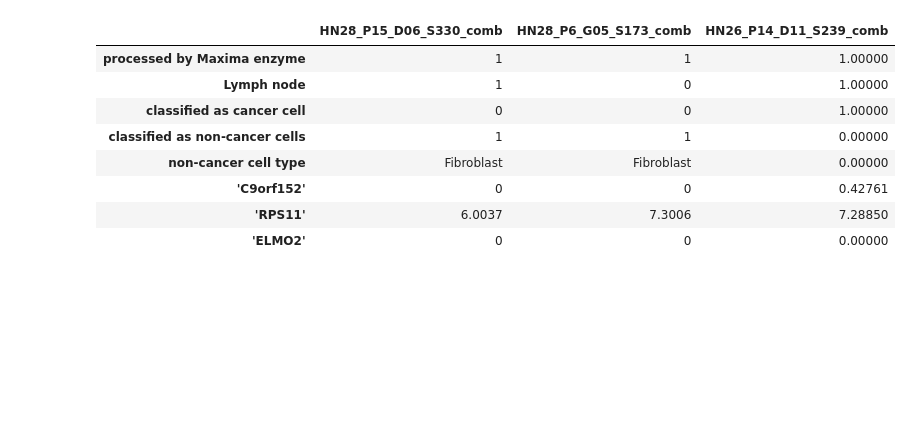
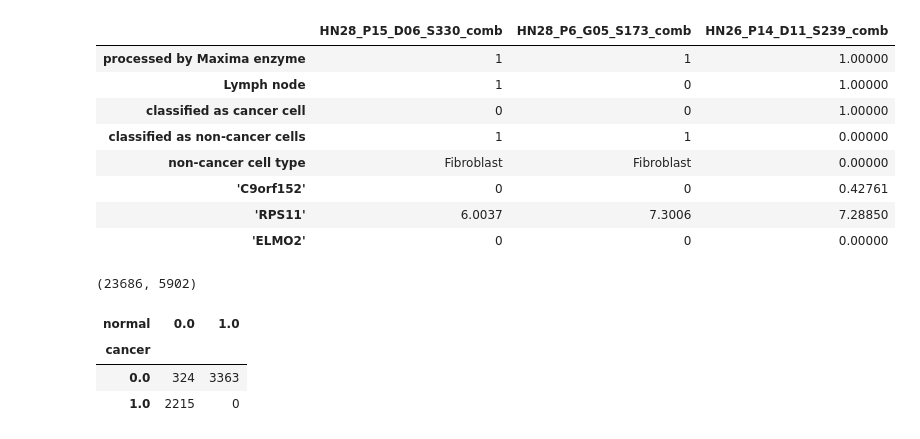
Before and after one commit to DariaZS/quantum-proj, a Jupyter notebook: hnscc.ipynb, the cells around one changed output. Drawn from its saved outputs; the diff is of its cells as text; code cells hidden in the pictures; blank space fills up the shorter version.

```diff
--- a/hnscc.ipynb
+++ b/hnscc.ipynb
@@ -14,3 +14,18 @@ df2.iloc[:8, :3]
 | 'C9orf152' | 0 | 0 | 0.42761 |
 | 'RPS11' | 6.0037 | 7.3006 | 7.28850 |
 | 'ELMO2' | 0 | 0 | 0.00000 |
+# %%
+labels2 = df2.iloc[:5].T
+labels2.columns = ["maxima", "lymph_node", "cancer", "normal", "cell_type"]
+
+genes2 = df2.iloc[5:].astype(float)
+genes2.index = genes2.index.str.strip("'")     # remove the quotes around gene names
+
+print(genes2.shape)
+pd.crosstab(labels2["cancer"].astype(float), labels2["normal"].astype(float))
+# %% [output]
+(23686, 5902)
+| normal | 0.0 | 1.0 |
+| cancer |  |  |
+| 0.0 | 324 | 3363 |
+| 1.0 | 2215 | 0 |
```
Also changed, not shown: parts of 9 cells of this notebook.
